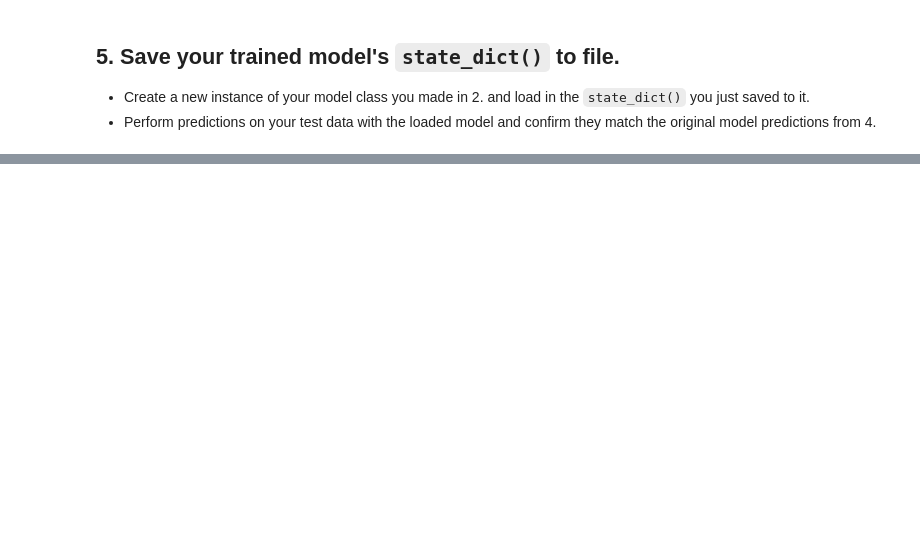
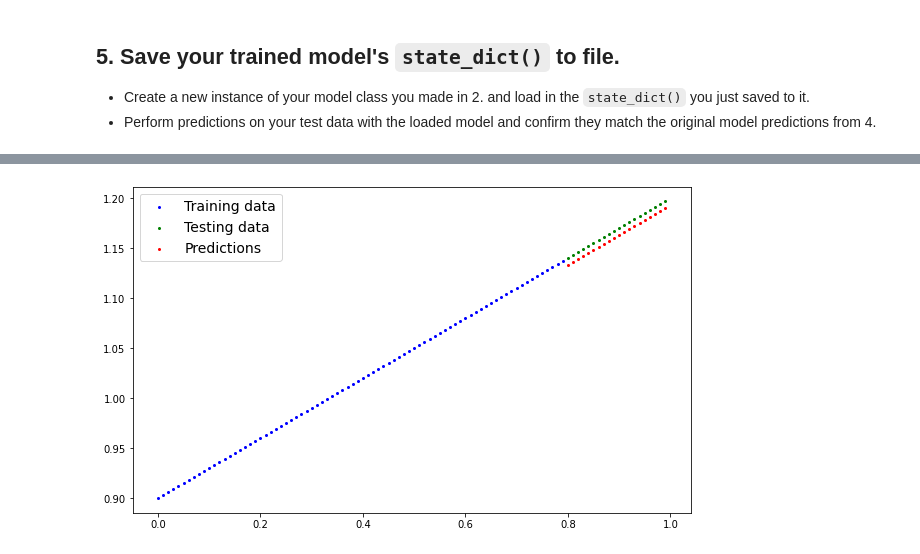
Before and after one commit to LOWERCAS3/PyTorch, a Jupyter notebook: 01_pytorch_workflow_exercises.ipynb, the cells around one changed output, grey strips where cells are left out. Cells and saved outputs as stored; diff of their text form; code cells hidden in the pictures; blank space fills up the shorter version.

```diff
--- a/01_pytorch_workflow_exercises.ipynb
+++ b/01_pytorch_workflow_exercises.ipynb
@@ -214,10 +278,15 @@ for epoch in range(epochs):
 from pathlib import Path
 
 # 1. Create models directory
-
+MODEL_PATH = Path("models")
+MODEL_PATH.mkdir(parents=True, exist_ok=True)
 
 # 2. Create model save path
+MODEL_NAME = "01_pytorch_workflow_exercise.pth"
+MODEL_SAVE_PATH = MODEL_PATH / MODEL_NAME
 
 # 3. Save the model state dict
+torch.save(obj=model.state_dict(),
+           f=MODEL_SAVE_PATH)
 # %%
 # Create new instance of model and load saved state dict (make sure to put it on the target device)
@@ -224,2 +302,6 @@ from pathlib import Path
 # %%
 # Make predictions with loaded model and compare them to the previous
+loaded_model.eval()
+with torch.inference_mode():
+    loaded_preds = loaded_model(X_test)
+loaded_preds == y_preds
@@ -225,0 +329,4 @@ from pathlib import Path
+# %%
+plot_data_preds(predictions=loaded_preds.cpu())
+# %% [output]
+[figure, added]
```
Also changed, not shown: parts of 9 cells of this notebook.
